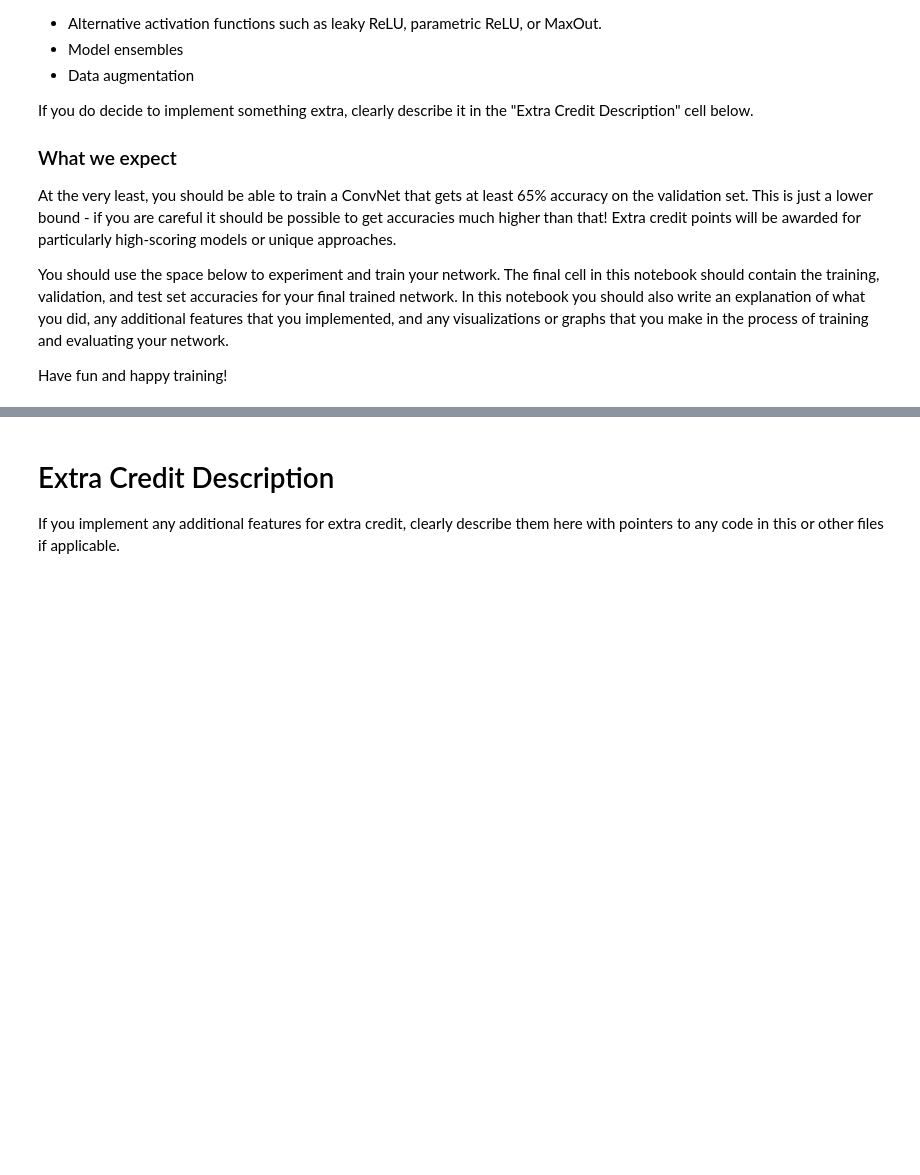
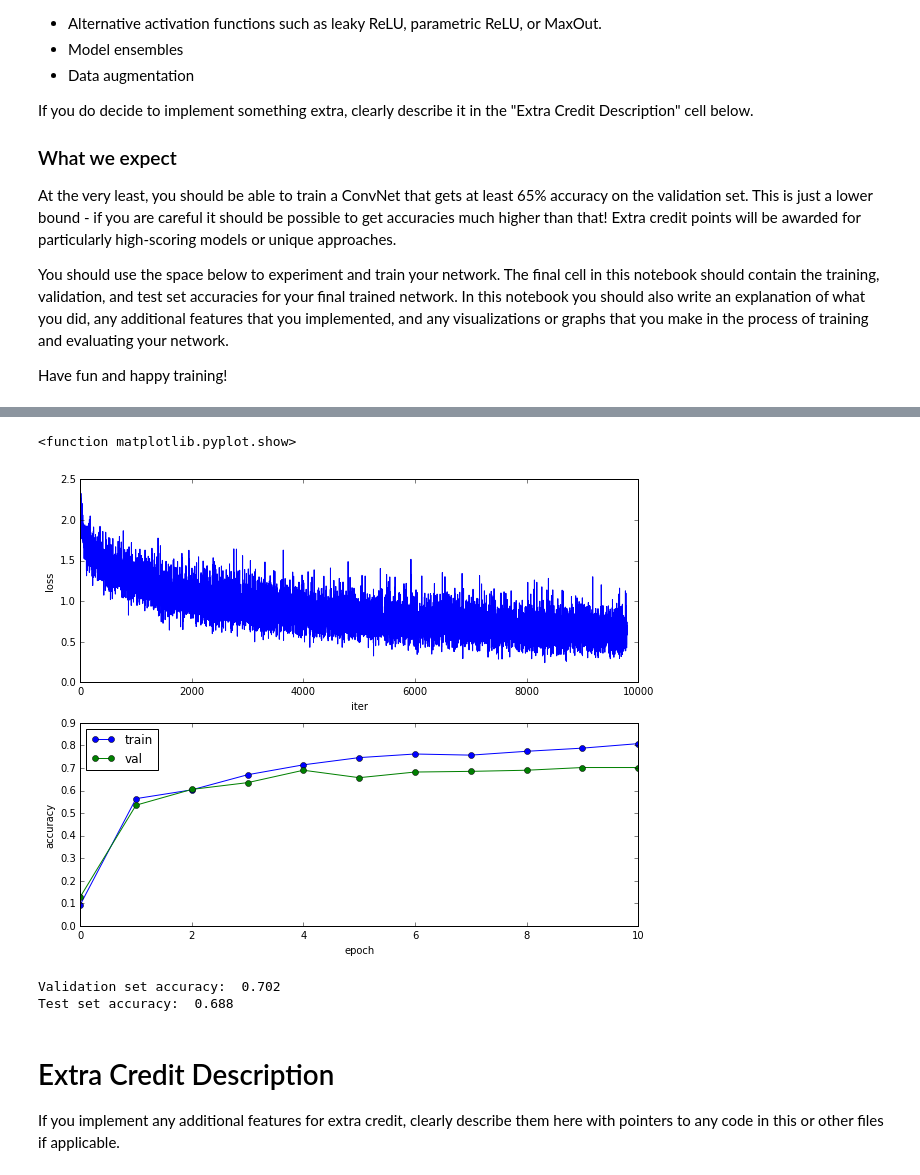
Before and after one commit to se7oluti0n/cs231n-work, a Jupyter notebook: assignment2/ConvolutionalNetworks.ipynb, the cells around one changed output, grey strips where cells are left out. Cells and saved outputs as stored; diff of their text form; code cells hidden in the pictures; blank space fills up the shorter version.

Commit message:
First architecture

```diff
--- a/assignment2/ConvolutionalNetworks.ipynb
+++ b/assignment2/ConvolutionalNetworks.ipynb
@@ -697,0 +680,19 @@ W2 :  (1024, 100)
+# %%
+# Train a really good model on CIFAR-10
+num_train = 100
+small_data = {
+  'X_train': data['X_train'][:num_train],
+  'y_train': data['y_train'][:num_train],
+  'X_val': data['X_val'],
+  'y_val': data['y_val'],
+}
+
+model = FirstConvnet(num_filters=[32, 64], filter_sizes=[7, 5], hidden_dims=[100, 100], use_batchnorm=True, dropout=0.75)
+solver = Solver(model, data,
+                num_epochs=10, batch_size=50,
+                update_rule='adam',
+                optim_config={
+                  'learning_rate': 1e-2,
+                },
+                verbose=True, print_every=1)
+solver.train()
@@ -698,3 +717,27 @@ W2 :  (1024, 100)
+# %%
+plt.subplot(2,1,1)
+plt.plot(solver.loss_history, '-')
+plt.xlabel('iter')
+plt.ylabel('loss')
+
+plt.subplot(2,1,2)
+plt.plot(solver.train_acc_history, '-o')
+plt.plot(solver.val_acc_history, '-o')
+plt.legend(['train', 'val'], loc='upper left')
+plt.xlabel('epoch')
+plt.ylabel('accuracy')
+plt.show
+# %% [output]
+<function matplotlib.pyplot.show>
+[figure, added]
+# %%
+y_test_pred = np.argmax(model.loss(data['X_test']), axis=1)
+y_val_pred = np.argmax(model.loss(data['X_val']), axis=1)
+print 'Validation set accuracy: ', (y_val_pred == data['y_val']).mean()
+print 'Test set accuracy: ', (y_test_pred == data['y_test']).mean()
+# %% [output]
+Validation set accuracy:  0.702
+Test set accuracy:  0.688
 # %% [markdown]
 # Extra Credit Description
 If you implement any additional features for extra credit, clearly describe them here with pointers to any code in this or other files if applicable.
```
Also changed, not shown: parts of 3 cells of this notebook, 1 other file.
